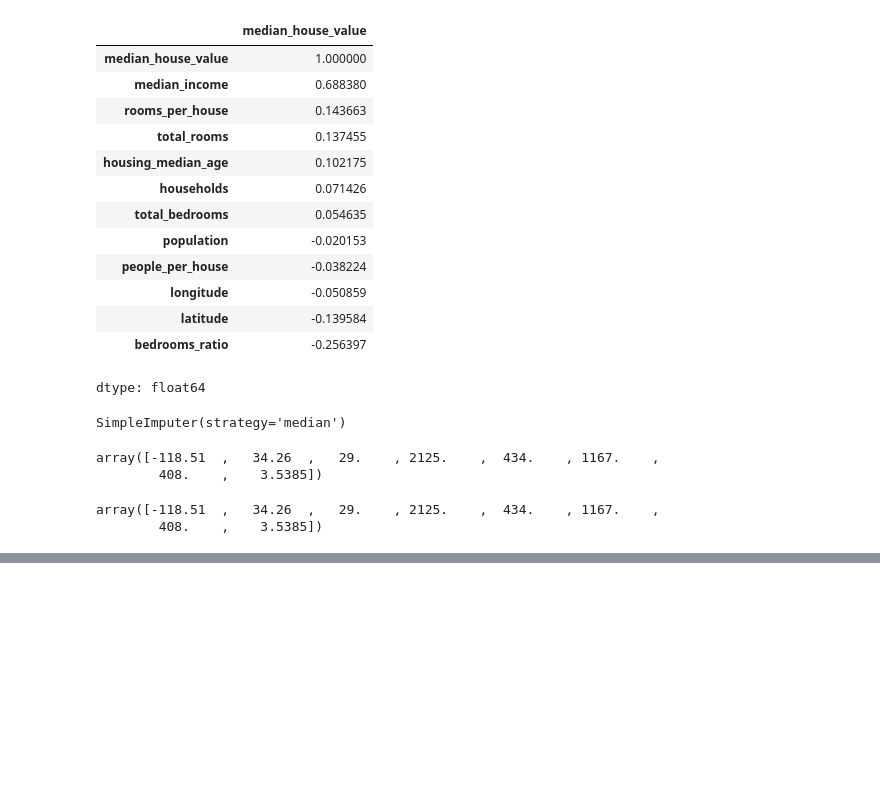
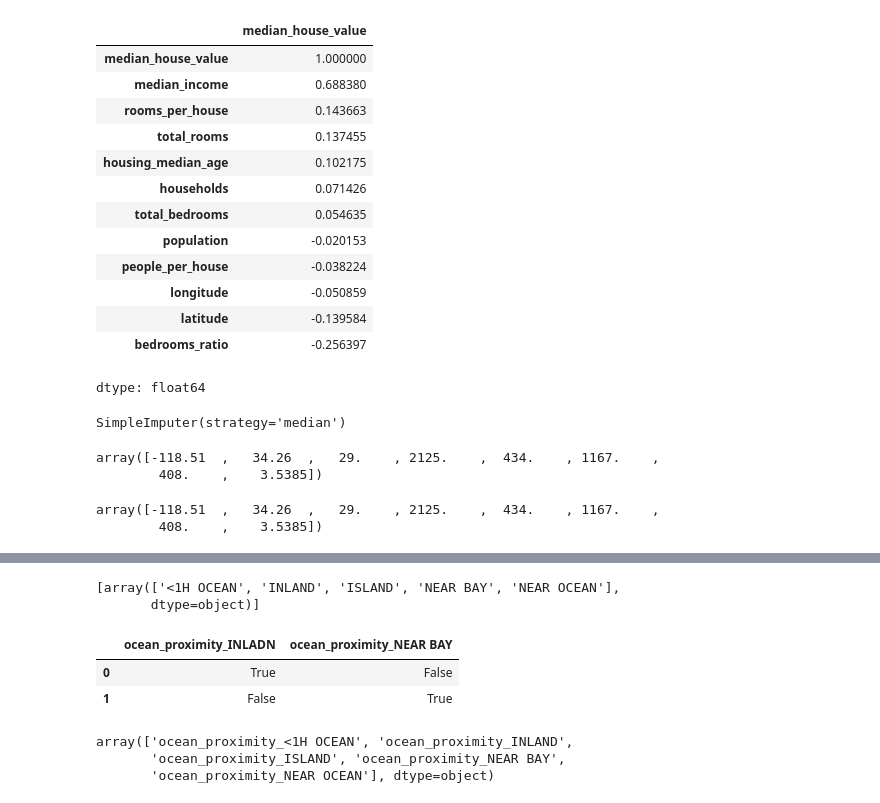
Before and after one commit to IslaMukheef/MachineLearning, a Jupyter notebook: ml101.ipynb, the cells around one changed output, grey strips where cells are left out. Saved outputs shown, nothing was run; the diff lists cells and outputs as text; code cells hidden in the pictures; blank space fills up the shorter version.

```diff
--- a/ml101.ipynb
+++ b/ml101.ipynb
@@ -200,0 +239,19 @@ housing_cat_encoded[:10]
+# %%
+cat_encoder.categories_
+# %% [output]
+[array(['<1H OCEAN', 'INLAND', 'ISLAND', 'NEAR BAY', 'NEAR OCEAN'],
+       dtype=object)]
+# %%
+df_test = pd.DataFrame({"ocean_proximity":["INLADN", "NEAR BAY"]})
+pd.get_dummies(df_test)
+# %% [output]
+|  | ocean_proximity_INLADN | ocean_proximity_NEAR BAY |
+| 0 | True | False |
+| 1 | False | True |
+# %%
+cat_encoder.feature_names_in_
+cat_encoder.get_feature_names_out()
+# %% [output]
+array(['ocean_proximity_<1H OCEAN', 'ocean_proximity_INLAND',
+       'ocean_proximity_ISLAND', 'ocean_proximity_NEAR BAY',
+       'ocean_proximity_NEAR OCEAN'], dtype=object)
```
Also changed, not shown: parts of 19 cells of this notebook.
